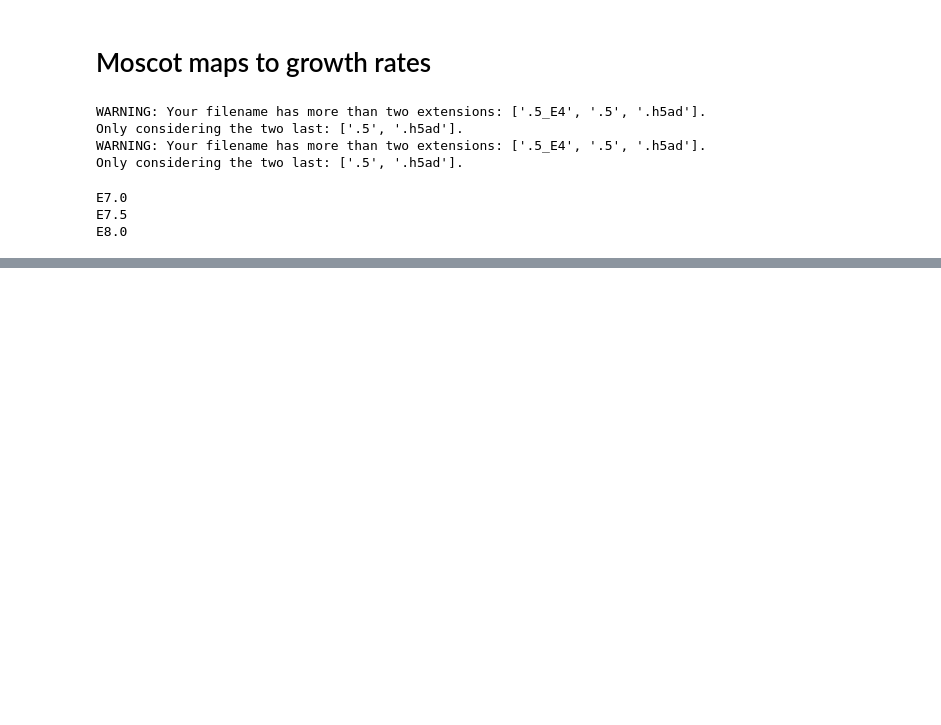
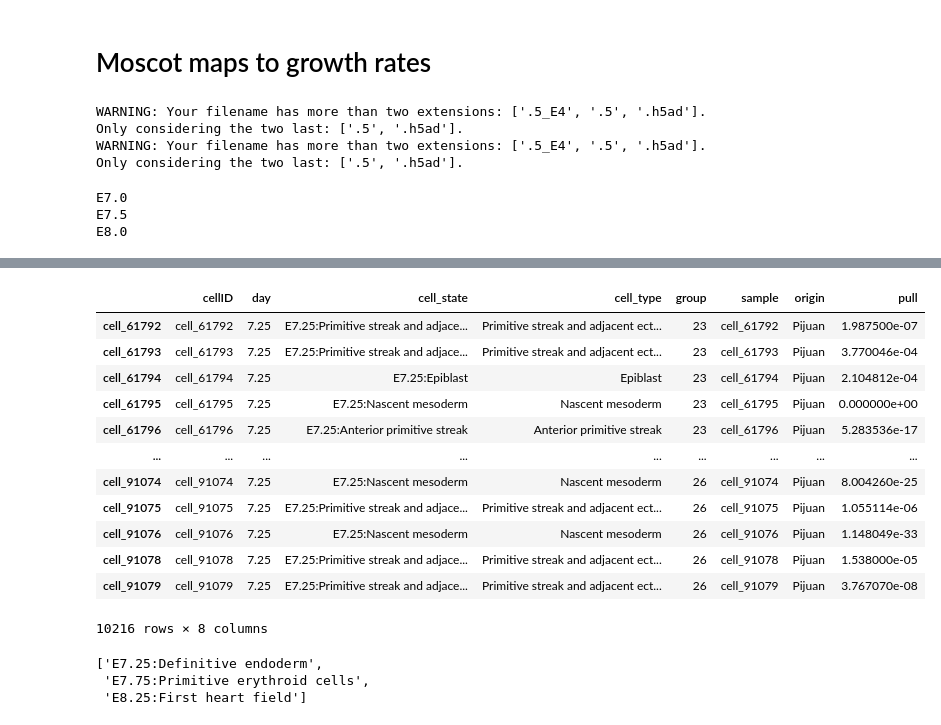
Before and after one commit to theislab/moscot-framework_reproducibility, a Jupyter notebook: notebooks/time/mouse_temporal/2a_Python_notebooks/moscot/moscot_transport_matrix_to_pulls.ipynb, the cells around one changed output, grey strips where cells are left out. Drawn from its saved outputs; the diff is of its cells as text; code cells hidden in the pictures; blank space fills up the shorter version.

```diff
--- a/notebooks/time/mouse_temporal/2a_Python_notebooks/moscot/moscot_transport_matrix_to_pulls.ipynb
+++ b/notebooks/time/mouse_temporal/2a_Python_notebooks/moscot/moscot_transport_matrix_to_pulls.ipynb
@@ -64,0 +107,22 @@ E8.0
+# %%
+adata[adata.obs['day']==7.25].obs
+# %% [output]
+|  | cellID | day | cell_state | cell_type | group | sample | origin | pull |
+| cell_61792 | cell_61792 | 7.25 | E7.25:Primitive streak and adjace... | Primitive streak and adjacent ect... | 23 | cell_61792 | Pijuan | 1.987500e-07 |
+| cell_61793 | cell_61793 | 7.25 | E7.25:Primitive streak and adjace... | Primitive streak and adjacent ect... | 23 | cell_61793 | Pijuan | 3.770046e-04 |
+| cell_61794 | cell_61794 | 7.25 | E7.25:Epiblast | Epiblast | 23 | cell_61794 | Pijuan | 2.104812e-04 |
+| cell_61795 | cell_61795 | 7.25 | E7.25:Nascent mesoderm | Nascent mesoderm | 23 | cell_61795 | Pijuan | 0.000000e+00 |
+| cell_61796 | cell_61796 | 7.25 | E7.25:Anterior primitive streak | Anterior primitive streak | 23 | cell_61796 | Pijuan | 5.283536e-17 |
+| ... | ... | ... | ... | ... | ... | ... | ... | ... |
+| cell_91074 | cell_91074 | 7.25 | E7.25:Nascent mesoderm | Nascent mesoderm | 26 | cell_91074 | Pijuan | 8.004260e-25 |
+| cell_91075 | cell_91075 | 7.25 | E7.25:Primitive streak and adjace... | Primitive streak and adjacent ect... | 26 | cell_91075 | Pijuan | 1.055114e-06 |
+| cell_91076 | cell_91076 | 7.25 | E7.25:Nascent mesoderm | Nascent mesoderm | 26 | cell_91076 | Pijuan | 1.148049e-33 |
+| cell_91078 | cell_91078 | 7.25 | E7.25:Primitive streak and adjace... | Primitive streak and adjacent ect... | 26 | cell_91078 | Pijuan | 1.538000e-05 |
+| cell_91079 | cell_91079 | 7.25 | E7.25:Primitive streak and adjace... | Primitive streak and adjacent ect... | 26 | cell_91079 | Pijuan | 3.767070e-08 |
+10216 rows × 8 columns
+# %%
+cts
+# %% [output]
+['E7.25:Definitive endoderm',
+ 'E7.75:Primitive erythroid cells',
+ 'E8.25:First heart field']
```
Also changed, not shown: parts of 15 cells of this notebook, 15 other files.
